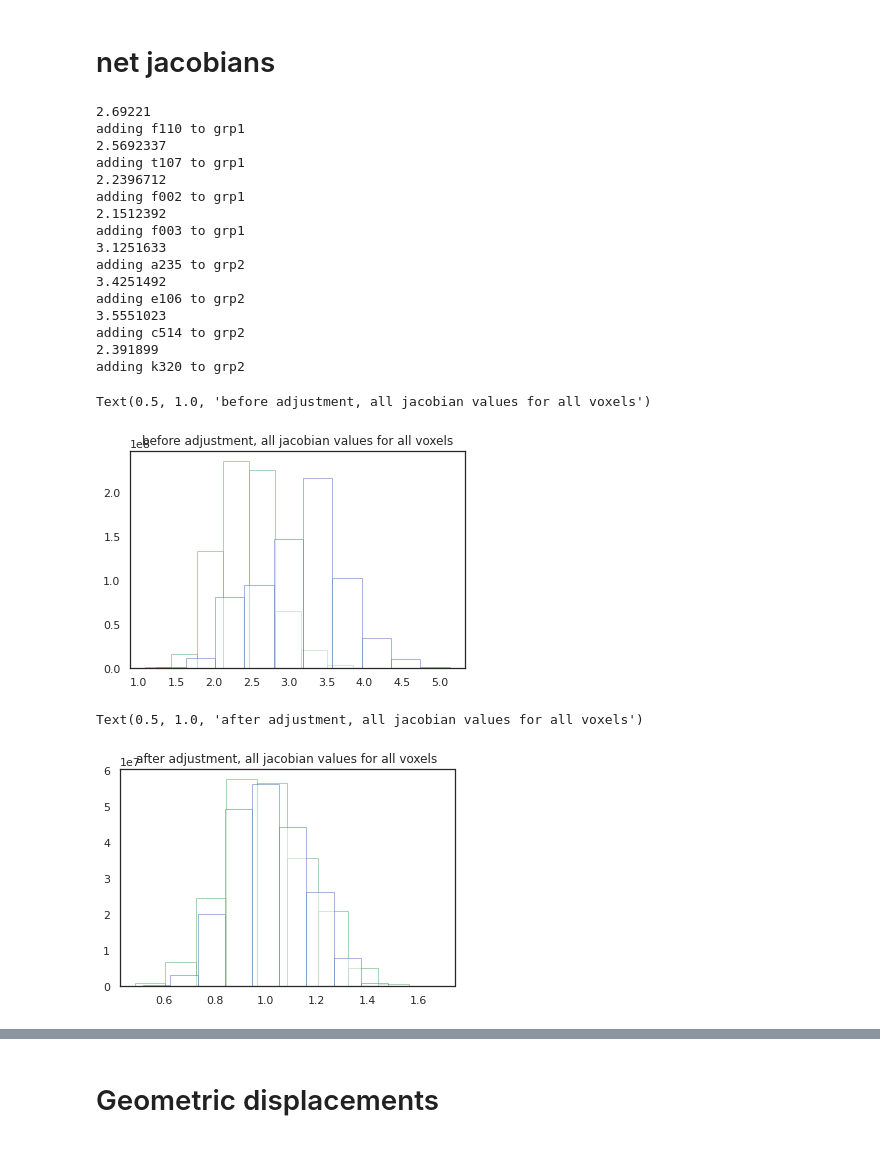
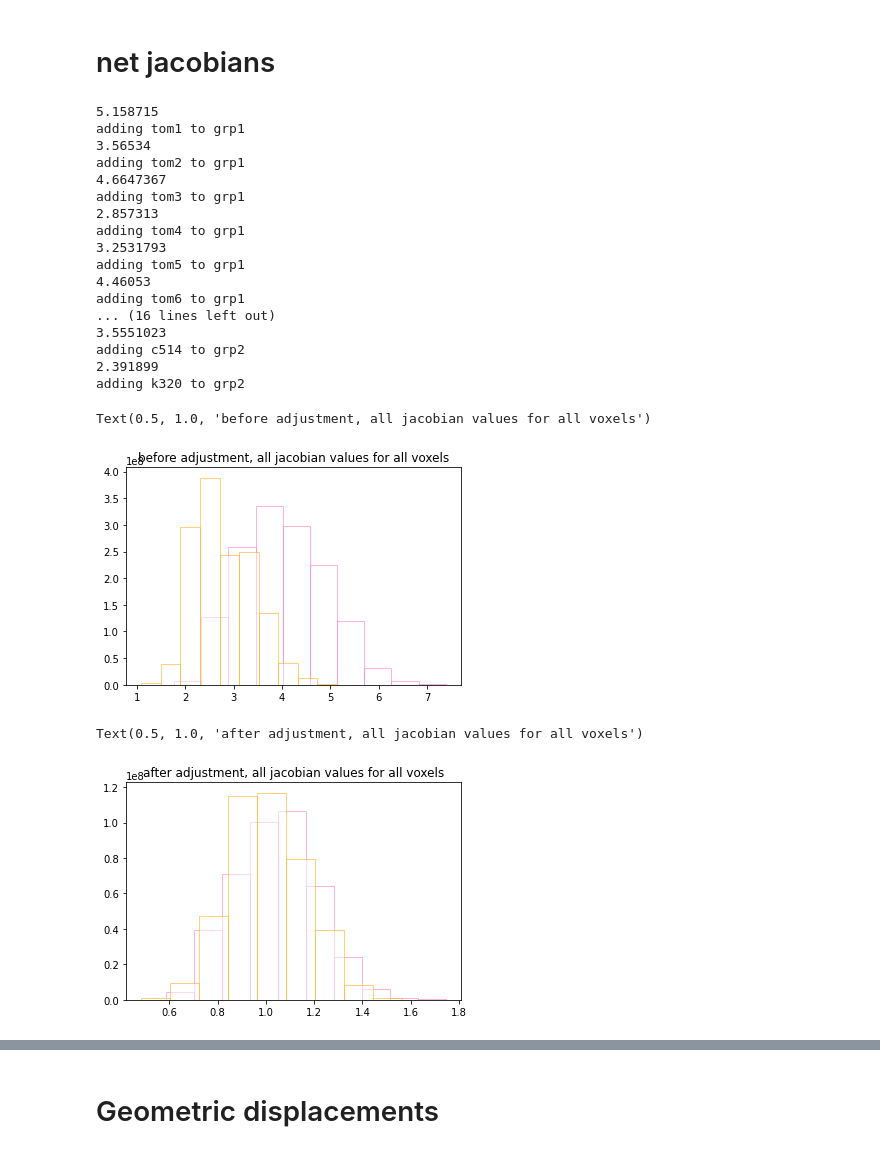
Before and after one commit to emilyjanedennis/PRA, a Jupyter notebook: notebooks/misc/net_jac_net_defo.ipynb, the cells around one changed output, grey strips where cells are left out. Saved outputs shown, nothing was run; the diff lists cells and outputs as text; code cells hidden in the pictures.

```diff
--- a/notebooks/misc/net_jac_net_defo.ipynb
+++ b/notebooks/misc/net_jac_net_defo.ipynb
@@ -24,10 +24,10 @@ reg_vol_name = "matlas"
 # %%
 # make a list of all the volumes
 #manually change the # in line 11
-grp1 = ["f110","t107","f002","f003"]
-grp2 = ["a235","e106","c514","k320"]
-#grp1=['tom1','tom2','tom3','tom4','tom5','tom6','tom7','tom8']
-#grp2=['f110','t107','f002','f003','a235','e106','c514','k320']
+#grp1 = ["f110","t107","f002","f003"]
+#grp2 = ["a235","e106","c514","k320"]
+grp1=['tom1','tom2','tom3','tom4','tom5','tom6','tom7','tom8']
+grp2=['f110','t107','f002','f003','a235','e106','c514','k320']
 grp1n=len(grp1)
 grp2n=len(grp2)
 vol_list = grp1+grp2
@@ -70,18 +70,19 @@ for i in np.arange(len(vol_list)):
         grp2_jac_vols.append(jac)
         grp2_adjjac_vols.append(adjjac)
 # %% [output]
-2.69221
-adding f110 to grp1
-2.5692337
-adding t107 to grp1
-2.2396712
-adding f002 to grp1
-2.1512392
-adding f003 to grp1
-3.1251633
-adding a235 to grp2
-3.4251492
-adding e106 to grp2
+5.158715
+adding tom1 to grp1
+3.56534
+adding tom2 to grp1
+4.6647367
+adding tom3 to grp1
+2.857313
+adding tom4 to grp1
+3.2531793
+adding tom5 to grp1
+4.46053
+adding tom6 to grp1
+... (16 lines left out)
 3.5551023
 adding c514 to grp2
 2.391899
@@ -92,19 +93,19 @@ grp2_jac_vals = get_all_values_above_zero(grp2_jac_vols)
 grp1_adjjac_vals = get_all_values_above_zero(grp1_adjjac_vols)
 grp2_adjjac_vals = get_all_values_above_zero(grp2_adjjac_vols)
 # %%
-plt.hist(grp1_jac_vals,edgecolor='g',color='w',alpha=0.5)
-plt.hist(grp2_jac_vals,edgecolor='b',color='w',alpha=0.5)
+plt.hist(grp1_jac_vals,edgecolor='hotpink',color='w',alpha=0.5)
+plt.hist(grp2_jac_vals,edgecolor='orange',color='w',alpha=0.5)
 plt.title('before adjustment, all jacobian values for all voxels')
 # %% [output]
 Text(0.5, 1.0, 'before adjustment, all jacobian values for all voxels')
-[figure, old version]
+[figure, new version]
 # %%
-plt.hist(grp1_adjjac_vals,edgecolor='g',color='w',alpha=0.5)
-plt.hist(grp2_adjjac_vals,edgecolor='b',color='w',alpha=0.5)
+plt.hist(grp1_adjjac_vals,edgecolor='hotpink',color='w',alpha=0.5)
+plt.hist(grp2_adjjac_vals,edgecolor='orange',color='w',alpha=0.5)
 plt.title('after adjustment, all jacobian values for all voxels')
 # %% [output]
 Text(0.5, 1.0, 'after adjustment, all jacobian values for all voxels')
-[figure, old version]
+[figure, new version]
 # %%
 plt.scatter([np.ones(grp1n),2*(np.ones(grp2n))],[grp1_med,grp2_med],alpha=0.5)
 plt.title('median values for each volume')
```
Also changed, not shown: parts of 10 cells of this notebook, 1 other file.
